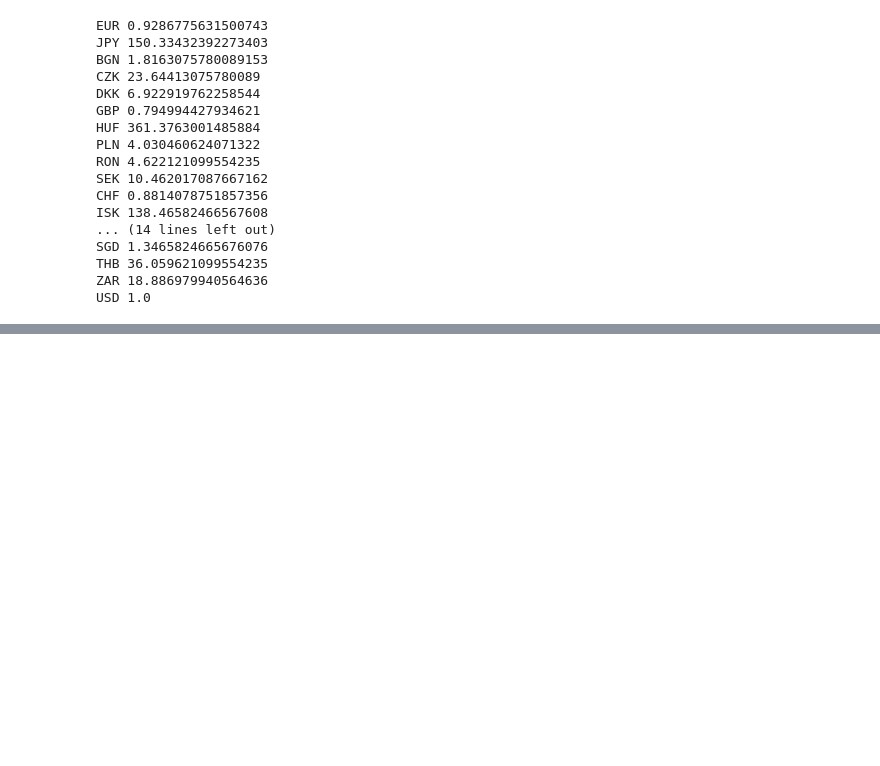
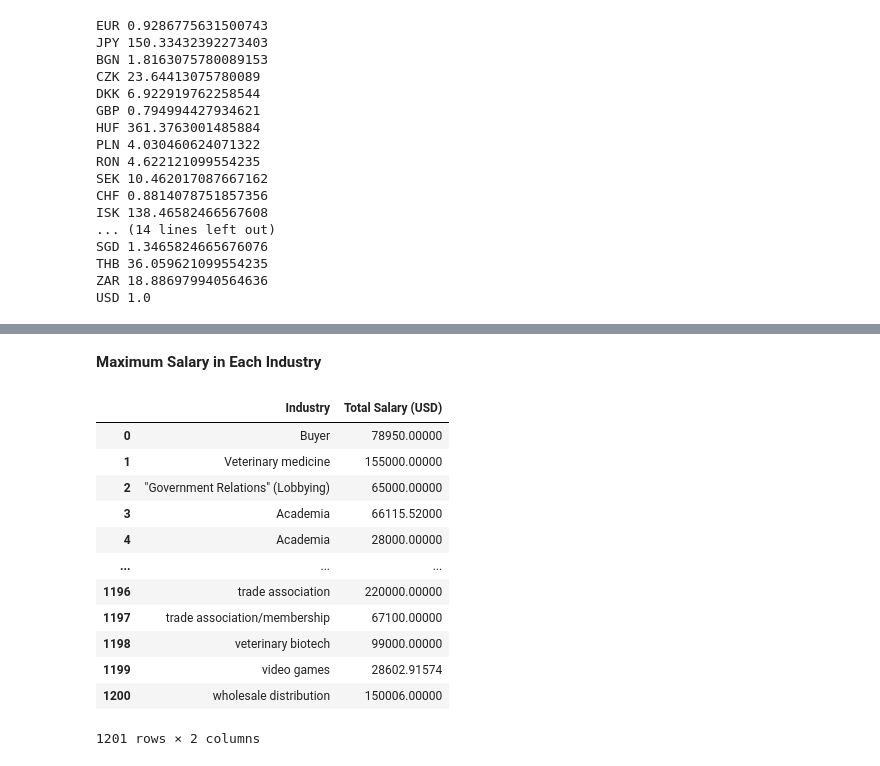
Before and after one commit to CleonKalea/Foundation-of-Data-Science, a Jupyter notebook: Tugas 1/Exploratory Data Analysis - 2021 Salary Survey.ipynb, the cells around one changed output, grey strips where cells are left out. Saved outputs shown, nothing was run; the diff lists cells and outputs as text; code cells hidden in the pictures; blank space fills up the shorter version.

```diff
--- a/Tugas 1/Exploratory Data Analysis - 2021 Salary Survey.ipynb
+++ b/Tugas 1/Exploratory Data Analysis - 2021 Salary Survey.ipynb
@@ -263,5 +222,6 @@ salary_survey_df['Currency'] = salary_survey_df['Currency'].replace("AUD/NZD", "
 other_currency_rows = salary_survey_df[salary_survey_df['Currency'] == "Other"]['Currency'].index
 salary_survey_df.drop(other_currency_rows, inplace=True)
 
-null_total_salary_rows = salary_survey_df[salary_survey_df['Total Salary (USD)'].isna()]['Industry'].index
-salary_survey_df.drop(null_industry_rows, inplace=True)
+# Drop Rows with Null Total Salary Value
+null_total_salary_rows = salary_survey_df[salary_survey_df['Total Salary'].isna()]['Total Salary'].index
+salary_survey_df.drop(null_total_salary_rows, inplace=True)
@@ -299,15 +261,3 @@ SGD 1.3465824665676076
 THB 36.059621099554235
 ZAR 18.886979940564636
 USD 1.0
-# %%
-for i in range(salary_survey_df.shape[0]):
-  currency = salary_survey_df.loc[i, 'Currency']
-  print(currency, i)
-
-  if currency in exchange_rates:
-      converted_total_salary_to_USD = salary_survey_df.loc[i, "Total Salary"] / exchange_rates[currency]
-      salary_survey_df.loc[i, 'Total Salary (USD)'] = converted_total_salary_to_USD
-      print(f'{salary_survey_df.loc[i, "Total Salary"]} {currency} --> {converted_total_salary_to_USD} USD')
-  else:
-      salary_survey_df.loc[i, 'Total Salary (USD)'] = np.nan
-      print(f" {i} --> Conversion rate for {currency} to USD is not available. Skipping conversion.")
@@ -541,0 +469,19 @@ plt.show()
+# %% [markdown]
+**Maximum Salary in Each Industry**
+# %%
+max_salary_by_industry = filtered_salary_survey_df.groupby('Industry')['Total Salary (USD)'].max().reset_index()
+max_salary_by_industry
+# %% [output]
+|  | Industry | Total Salary (USD) |
+| 0 | Buyer | 78950.00000 |
+| 1 | Veterinary medicine | 155000.00000 |
+| 2 | "Government Relations" (Lobbying) | 65000.00000 |
+| 3 | Academia | 66115.52000 |
+| 4 | Academia | 28000.00000 |
+| ... | ... | ... |
+| 1196 | trade association | 220000.00000 |
+| 1197 | trade association/membership | 67100.00000 |
+| 1198 | veterinary biotech | 99000.00000 |
+| 1199 | video games | 28602.91574 |
+| 1200 | wholesale distribution | 150006.00000 |
+1201 rows × 2 columns
```
Also changed, not shown: parts of 60 cells of this notebook.
